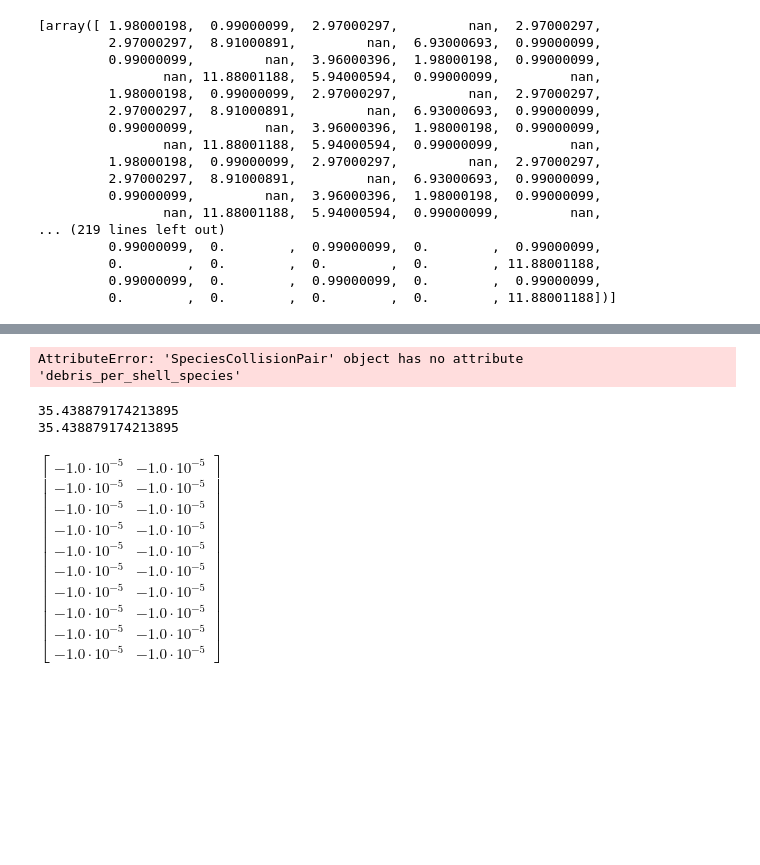
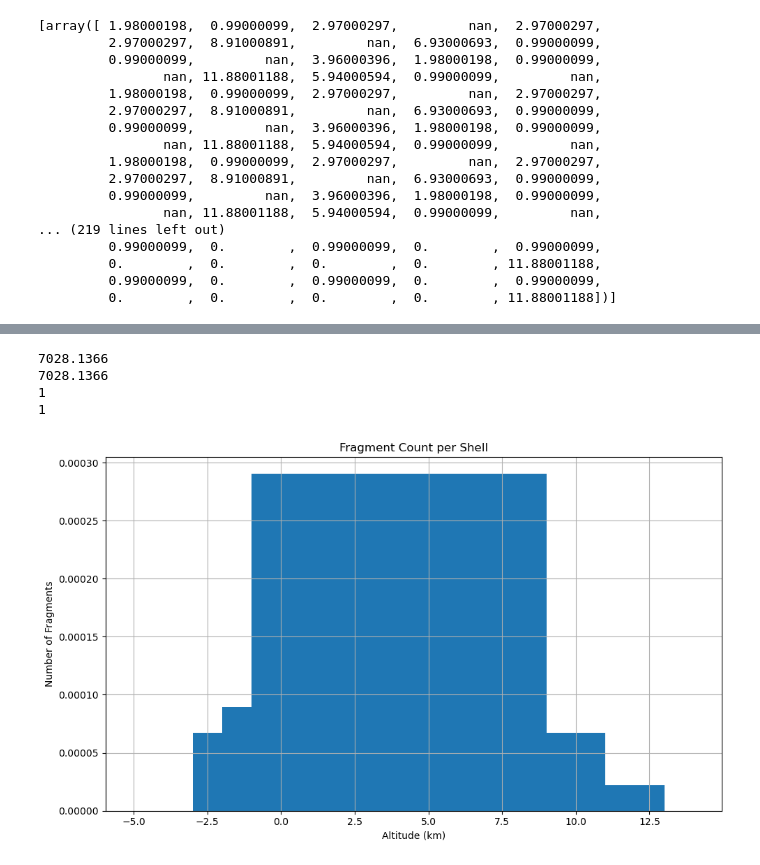
Before and after one commit to ARCLab-MIT/pyssem, a Jupyter notebook: pyssem/elliptical_launch.ipynb, the cells around one changed output, grey strips where cells are left out. Saved outputs shown, nothing was run; the diff lists cells and outputs as text; code cells hidden in the pictures; blank space fills up the shorter version.

```diff
--- a/pyssem/elliptical_launch.ipynb
+++ b/pyssem/elliptical_launch.ipynb
@@ -498,5 +498,5 @@ scenario_properties_old.full_lambda[0]
 import pickle
 
 # load the scenario properties file
-with open('../scenario-properties-baseline-collision.pkl', 'rb') as f:
+with open('../collision_pairs.pkl', 'rb') as f:
     scenario_properties = pickle.load(f)
@@ -631,48 +503,29 @@ N_0.567kg
-# %%
-import numpy as np
-import matplotlib.pyplot as plt
-from ipywidgets import interact, IntSlider
-
-# pick one of your species-pairs (or loop over them)
-sp_pair = scenario_properties.collision_pairs[3]
-
-# debris_per_shell_species: shape (S, D)
-# ecc_distribution:        shape (E,)
-debris = sp_pair.debris_per_shell_species
-ecc   = sp_pair.ecc_distribution
-
-# build the 3-D cube: (S, D, E)
-cube = debris[:, :, None] * ecc[None, None, :]
-
-print("cube shape:", cube.shape)  # (n_shells, n_species, n_ecc_bins)
-
-# helper to plot one eccentricity slice
-def plot_e_slice(e_idx):
-    plt.figure(figsize=(6,4))
-    plt.imshow(cube[:, :, e_idx],
-               origin='lower',
-               aspect='auto',
-               cmap='viridis')
-    plt.colorbar(label='(count × ecc-prob)')
-    plt.title(f"Shell Index vs. Species Index  —  ecc bin {e_idx}")
-    plt.xlabel("debris species index")
-    plt.ylabel("shell index")
-    plt.show()
-
-# make an interactive slider
-interact(plot_e_slice, e_idx=IntSlider(min=0, max=cube.shape[2]-1, step=1, value=0))
-# %% [output]
-AttributeError: 'SpeciesCollisionPair' object has no attribute 'debris_per_shell_species'
-# %%
-scenario_properties.collision_pairs[1].ecc_distribution_sde.shape
-full_dist = scenario_properties.collision_pairs[1].fragments_sd[:, :, None] * scenario_properties.collision_pairs[1].ecc_distribution_sde   # → (S, D, E)
-full_dist
-
-print(np.sum(scenario_properties.collision_pairs[1].fragments_sd))
-print(np.sum(full_dist))
-
-scenario_properties.collision_pairs[2].gamma
-# %% [output]
-35.438879174213895
-35.438879174213895
-$\displaystyle \left[\begin{matrix}-1.0 \cdot 10^{-5} & -1.0 \cdot 10^{-5}\\-1.0 \cdot 10^{-5} & -1.0 \cdot 10^{-5}\\-1.0 \cdot 10^{-5} & -1.0 \cdot 10^{-5}\\-1.0 \cdot 10^{-5} & -1.0 \cdot 10^{-5}\\-1.0 \cdot 10^{-5} & -1.0 \cdot 10^{-5}\\-1.0 \cdot 10^{-5} & -1.0 \cdot 10^{-5}\\-1.0 \cdot 10^{-5} & -1.0 \cdot 10^{-5}\\-1.0 \cdot 10^{-5} & -1.0 \cdot 10^{-5}\\-1.0 \cdot 10^{-5} & -1.0 \cdot 10^{-5}\\-1.0 \cdot 10^{-5} & -1.0 \cdot 10^{-5}\end{matrix}\right]$
+# %%
+print(scenario_properties[15].collision_pair_by_shell[10].species2_sma)
+print(scenario_properties[15].collision_pair_by_shell[10].species1_sma)
+print(scenario_properties[15].collision_pair_by_shell[10].ecc2_index)
+print(scenario_properties[15].collision_pair_by_shell[10].ecc1_index)
+# print(scenario_properties[15].collision_pair_by_shell[0].fragments)
+import matplotlib.pyplot as plt
+import numpy as np
+frags_2d = scenario_properties[15].collision_pair_by_shell[10].fragments.sum(axis=2)
+frags_per_shell = scenario_properties[15].collision_pair_by_shell[10].fragments.sum(axis=(1, 2))  # shape: [n_shells]
+
+# Optional: get shell altitude midpoints if available
+altitudes = scenario_properties.HMid if hasattr(scenario_properties, "HMid") else np.arange(len(frags_per_shell))
+
+# Plot
+plt.figure(figsize=(10, 6))
+plt.bar(altitudes, frags_per_shell, width=10)  # adjust width as needed
+plt.xlabel("Altitude (km)")
+plt.ylabel("Number of Fragments")
+plt.title("Fragment Count per Shell")
+plt.grid(True)
+plt.tight_layout()
+plt.show()
+# %% [output]
+7028.1366
+7028.1366
+1
+1
+[figure, added]
```
Also changed, not shown: parts of 14 cells of this notebook, 57 other files.
